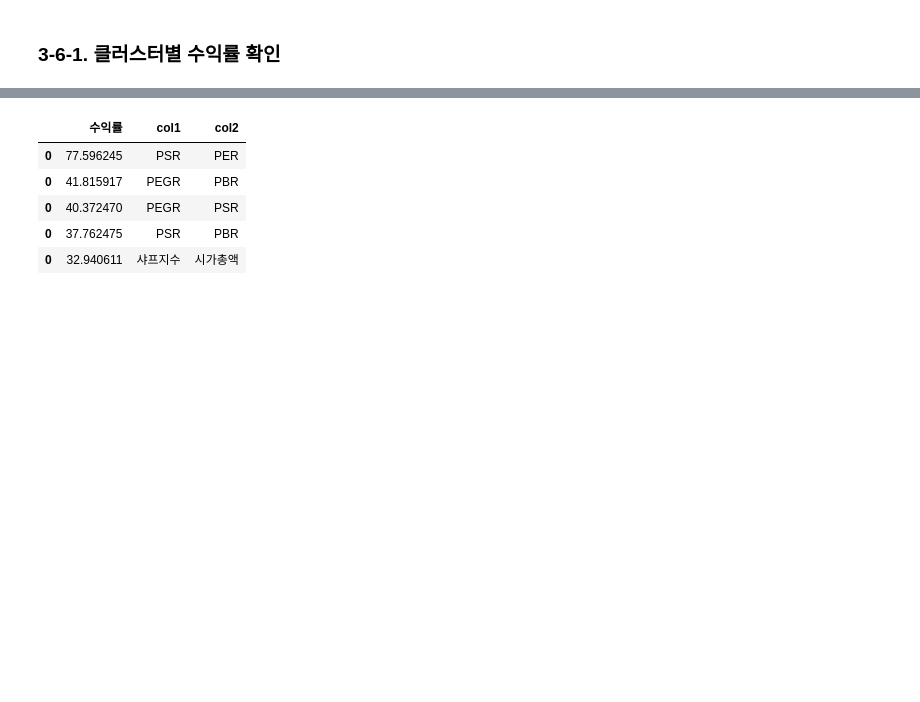
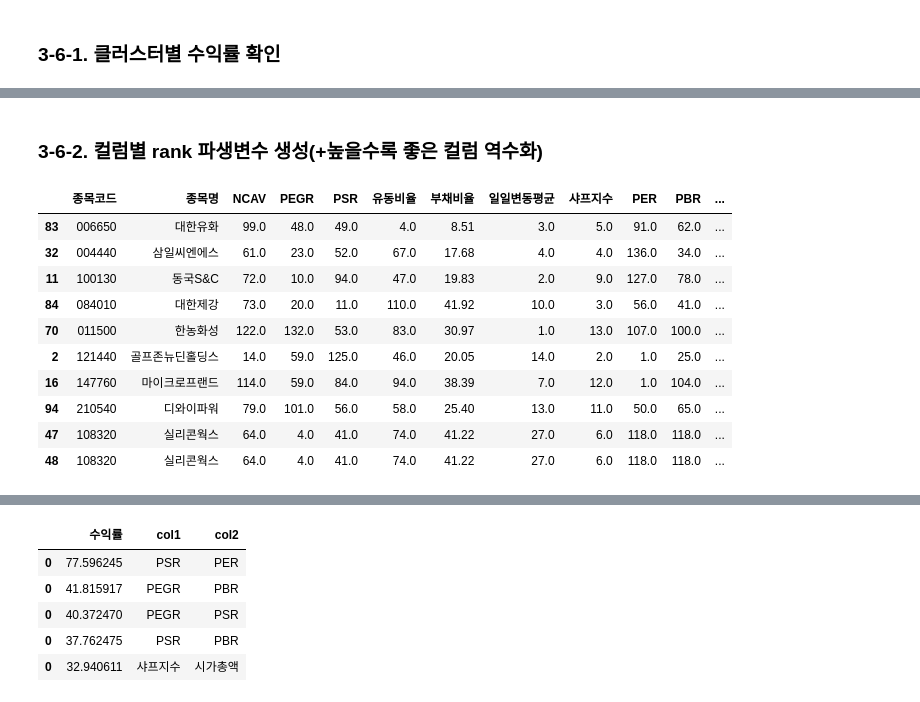
Before and after one commit to Jyassmin/UBION-PROJECT1, a Jupyter notebook: 2.PCA&Clustering.ipynb, the cells around one changed output, grey strips where cells are left out. Cells and saved outputs as stored; diff of their text form; code cells hidden in the pictures; blank space fills up the shorter version.

```diff
--- a/2.PCA&Clustering.ipynb
+++ b/2.PCA&Clustering.ipynb
@@ -824,14 +704,0 @@ cluster0.sort_values(by="rank_Total", ascending=True).head(10)
-# %%
-cluster10 = df[df["Clusters"]==0]
-cluster10 = pd.merge(cluster10, df_earnings, on="종목코드", how="left")
-
-# 높으면 좋은 컬럼 역수화
-reciprocal_list=["NCAV", "유동비율", "일일변동평균", "샤프지수", "시가총액"]
-for i in reciprocal_list:
-    cluster0[i] = cluster0[i].map(reciprocal)
-
-cluster10['rank_PEGR'] = cluster10['PEGR'].rank(method='min')
-cluster10['rank_PSR'] = cluster10['PSR'].rank(method='min')
-cluster10['rank_샤프지수'] = cluster10['샤프지수'].rank(method='min')
-cluster10["rank_Total"] = cluster10["rank_PEGR"]+cluster10["rank_PSR"]+cluster10["rank_샤프지수"]
-cluster0.sort_values(by="rank_Total", ascending=True).head(10)
@@ -1113,0 +730,28 @@ cluster0.sort_values(by="rank_Total", ascending=True).head(10)
+# %% [markdown]
+### 3-6-2. 컬럼별 rank 파생변수 생성(+높을수록 좋은 컬럼 역수화)
+# %%
+# 높으면 좋은 컬럼 역수화
+reciprocal_list=["NCAV", "유동비율", "일일변동평균", "샤프지수", "시가총액"]
+for i in reciprocal_list:
+    cluster3[i] = cluster3[i].map(reciprocal)
+
+column_list = ["NCAV", "PEGR", "PSR", "유동비율", "일일변동평균", "샤프지수", "PER", "PBR", "시가총액"]
+for i in column_list:
+    cluster3[i] = cluster3[i].rank(method='min')
+
+cluster3["rank_일일변동+샤프지수"] = cluster3["일일변동평균"]+cluster3["샤프지수"]
+cluster3.sort_values(by="rank_일일변동+샤프지수", ascending=True).head(10)
+
+# cluster3,10 생략
+# %% [output]
+|  | 종목코드 | 종목명 | NCAV | PEGR | PSR | 유동비율 | 부채비율 | 일일변동평균 | 샤프지수 | PER | PBR | ... |
+| 83 | 006650 | 대한유화 | 99.0 | 48.0 | 49.0 | 4.0 | 8.51 | 3.0 | 5.0 | 91.0 | 62.0 | ... |
+| 32 | 004440 | 삼일씨엔에스 | 61.0 | 23.0 | 52.0 | 67.0 | 17.68 | 4.0 | 4.0 | 136.0 | 34.0 | ... |
+| 11 | 100130 | 동국S&C | 72.0 | 10.0 | 94.0 | 47.0 | 19.83 | 2.0 | 9.0 | 127.0 | 78.0 | ... |
+| 84 | 084010 | 대한제강 | 73.0 | 20.0 | 11.0 | 110.0 | 41.92 | 10.0 | 3.0 | 56.0 | 41.0 | ... |
+| 70 | 011500 | 한농화성 | 122.0 | 132.0 | 53.0 | 83.0 | 30.97 | 1.0 | 13.0 | 107.0 | 100.0 | ... |
+| 2 | 121440 | 골프존뉴딘홀딩스 | 14.0 | 59.0 | 125.0 | 46.0 | 20.05 | 14.0 | 2.0 | 1.0 | 25.0 | ... |
+| 16 | 147760 | 마이크로프랜드 | 114.0 | 59.0 | 84.0 | 94.0 | 38.39 | 7.0 | 12.0 | 1.0 | 104.0 | ... |
+| 94 | 210540 | 디와이파워 | 79.0 | 101.0 | 56.0 | 58.0 | 25.40 | 13.0 | 11.0 | 50.0 | 65.0 | ... |
+| 47 | 108320 | 실리콘웍스 | 64.0 | 4.0 | 41.0 | 74.0 | 41.22 | 27.0 | 6.0 | 118.0 | 118.0 | ... |
+| 48 | 108320 | 실리콘웍스 | 64.0 | 4.0 | 41.0 | 74.0 | 41.22 | 27.0 | 6.0 | 118.0 | 118.0 | ... |
```
Also changed, not shown: parts of 53 cells of this notebook, 4 other files.
